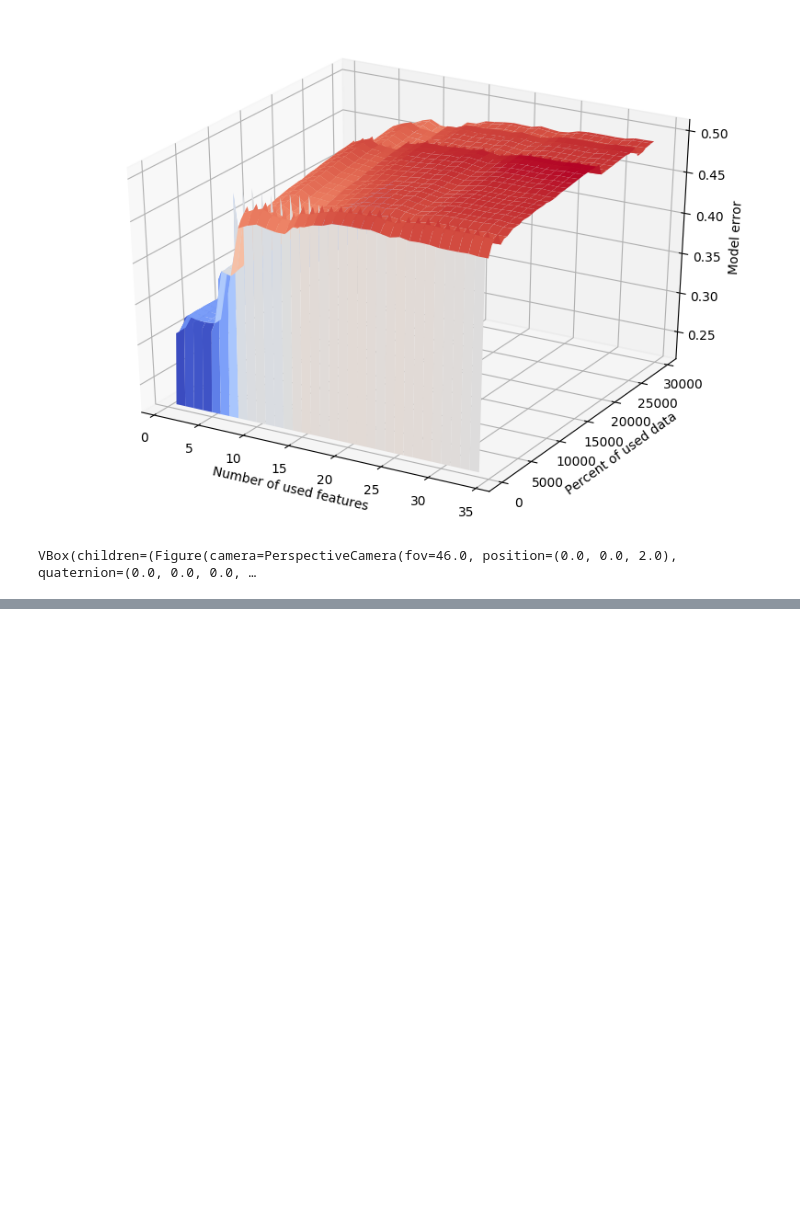
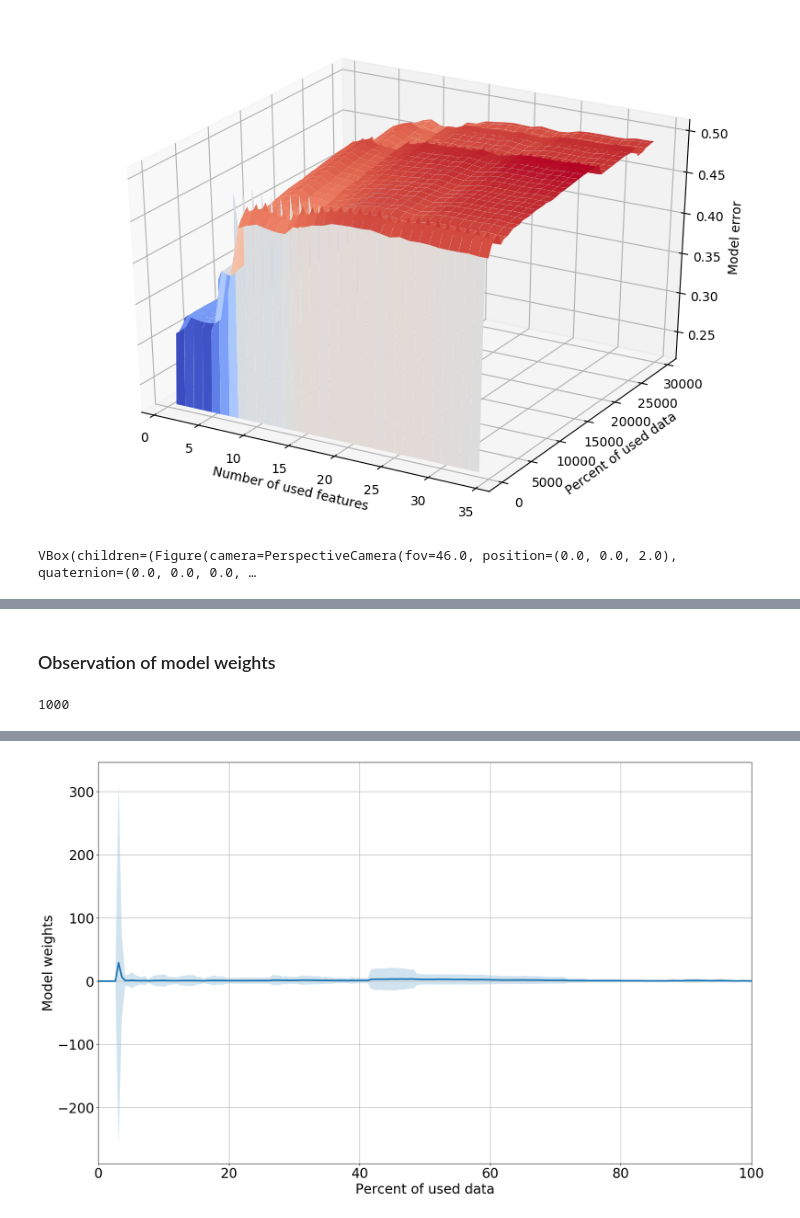
Before and after one commit to Intelligent-Systems-Phystech/ProjectSampleSize, a Jupyter notebook: BostonAnalysis.ipynb, the cells around one changed output, grey strips where cells are left out. Drawn from its saved outputs; the diff is of its cells as text; code cells hidden in the pictures; blank space fills up the shorter version.

```diff
--- a/BostonAnalysis.ipynb
+++ b/BostonAnalysis.ipynb
@@ -529,0 +539,8 @@ VBox(children=(Figure(camera=PerspectiveCamera(fov=46.0, position=(0.0, 0.0, 2.0
+# %%
+def null(a, rtol=1e-5):
+    if len(a.shape) < 2:
+        a = a.reshape(len(a), -1)
+    a = np.hstack([a, np.zeros((a.shape[0], a.shape[0] - a.shape[1]))])
+    u, s, v = np.linalg.svd(a.T)
+    rank = (s > rtol*s[0]).sum()
+    return v[rank:].T.copy()
@@ -529,0 +633,15 @@ VBox(children=(Figure(camera=PerspectiveCamera(fov=46.0, position=(0.0, 0.0, 2.0
+# %%
+np.random.seed(42)
+tar = np.random.rand(1000,1)
+
+col_syn_data = synthesize_data(5, 20, 0, 20, 1, 0.1, tar)
+# %% [markdown]
+### Observation of model weights
+# %%
+col_syn_df = pd.DataFrame(col_syn_data)
+# %%
+len(col_syn_df)
+# %% [output]
+1000
+# %%
+col_syn_weights, x = test_linear_model_weights(col_syn_df, 1, 5, num_of_tests=100)
@@ -529,0 +650,21 @@ VBox(children=(Figure(camera=PerspectiveCamera(fov=46.0, position=(0.0, 0.0, 2.0
+# %%
+chosen_weights = [0]
+
+mean = np.mean(col_syn_weights, axis=1)
+std = np.std(col_syn_weights, axis=1)
+
+for ind in chosen_weights:
+    mean_ind = mean[:,[ind]].reshape(-1)
+    std_ind = std[:,[ind]].reshape(-1)
+
+    plt.plot(x, mean_ind)
+    plt.fill_between(x, mean_ind - std_ind, mean_ind + std_ind, alpha=0.2)
+
+axes = plt.axes()
+axes.set_xlim([0, 100])
+
+plt.xlabel("Percent of used data")
+plt.ylabel("Model weights")
+plt.grid()
+plt.show()
+# %% [output]
@@ -529,0 +673 @@ VBox(children=(Figure(camera=PerspectiveCamera(fov=46.0, position=(0.0, 0.0, 2.0
+[figure, added]
```
Also changed, not shown: parts of 58 cells of this notebook.
